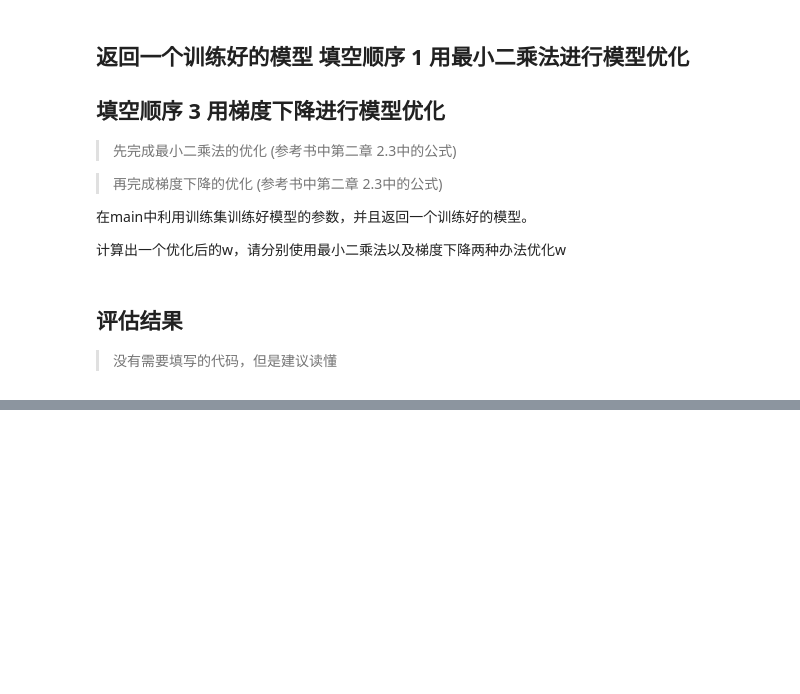
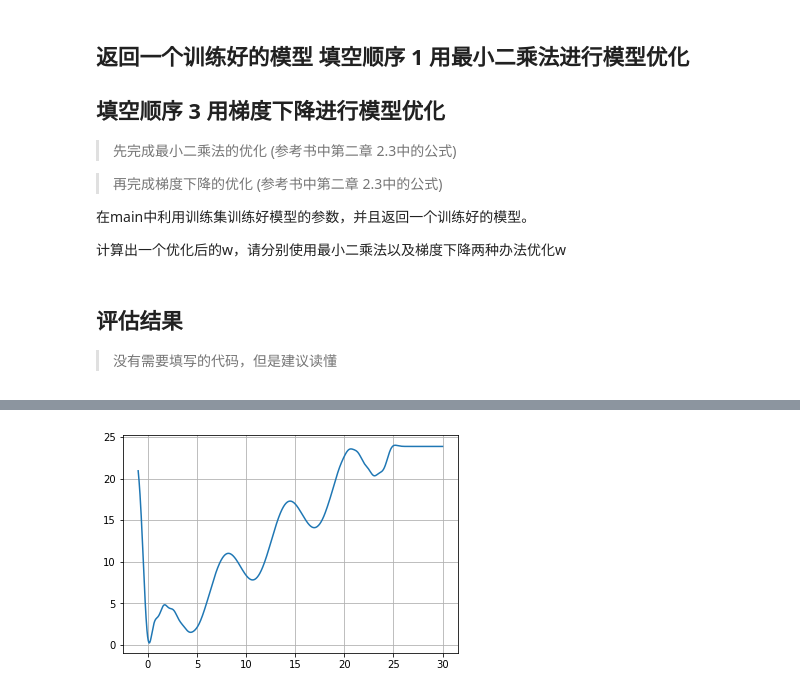
Before and after one commit to touxiaoling/exercise, a Jupyter notebook: chap2_linear_regression/exercise-linear_regression_3.ipynb, the cells around one changed output, grey strips where cells are left out. Drawn from its saved outputs; the diff is of its cells as text; code cells hidden in the pictures; blank space fills up the shorter version.

```diff
--- a/chap2_linear_regression/exercise-linear_regression_3.ipynb
+++ b/chap2_linear_regression/exercise-linear_regression_3.ipynb
@@ -165,0 +148,9 @@ if __name__ == '__main__':
+# %%
+x=np.linspace(-1,30,1000)
+#print(x.shape)
+y=f(x)
+plt.plot(x,y)
+plt.grid(True)
+#print(y)
+# %% [output]
+[figure, added]
```
Also changed, not shown: parts of 4 cells of this notebook, 1 other file.
